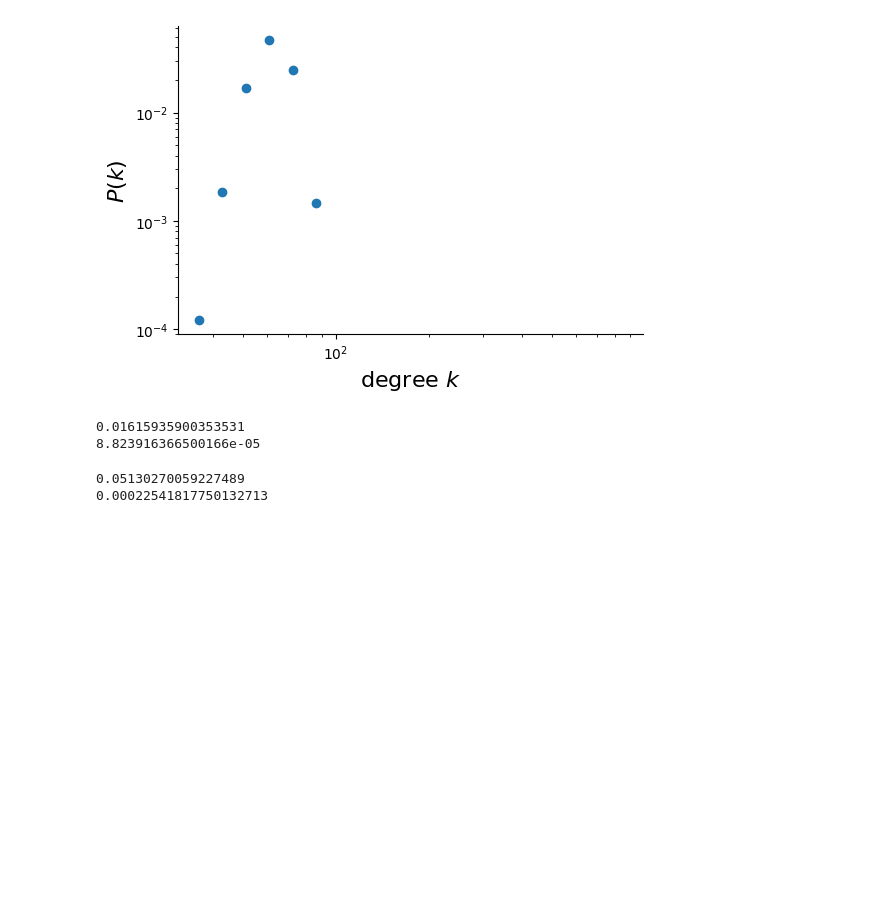
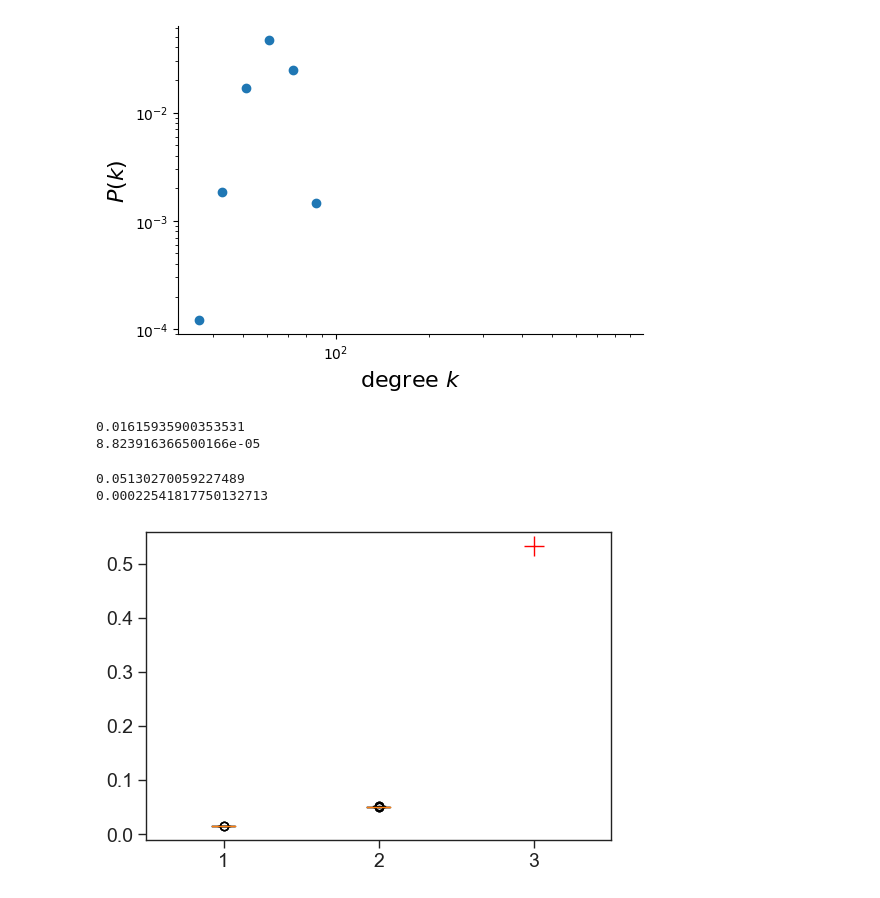
Before and after one commit to MarkusP1/CPSC-572-PROJ, a Jupyter notebook: nba_social_network.ipynb, the cells around one changed output. Cells and saved outputs as stored; diff of their text form; code cells hidden in the pictures; blank space fills up the shorter version.

```diff
--- a/nba_social_network.ipynb
+++ b/nba_social_network.ipynb
@@ -172,7 +214,7 @@ plot_degree_dist(subsetGraph2)
 # %%
 nx.write_graphml(subsetGraph2, "subset2.graphml")
 # %%
-G = nx.Graph()
+G1 = nx.Graph()
 # %%
 added_player = []
 players = []
@@ -206,0 +279,2 @@ nx.write_graphml(G,'nbadestemp.graphml')
+# %%
+partition = community_louvain.best_partition(G1)
@@ -206,0 +283,4 @@ nx.write_graphml(G,'nbadestemp.graphml')
+# %%
+part = tuple(partition.items())
+for x in range (len(part)):
+    G1.nodes[part[x][0]]['Community'] = part[x][1]
@@ -298,3 +386,27 @@ print(np.std(clustering_DP))
 # %% [output]
 0.05130270059227489
 0.00022541817750132713
+# %%
+# change defaults to be less ugly
+mpl.rc('xtick', labelsize=14, color="#222222")
+mpl.rc('ytick', labelsize=14, color="#222222")
+mpl.rc('font', **{'family':'sans-serif','sans-serif':['Arial']})
+mpl.rc('font', size=16)
+mpl.rc('xtick.major', size=6, width=1)
+mpl.rc('xtick.minor', size=3, width=1)
+mpl.rc('ytick.major', size=6, width=1)
+mpl.rc('ytick.minor', size=3, width=1)
+mpl.rc('axes', linewidth=1, edgecolor="#222222", labelcolor="#222222")
+mpl.rc('text', usetex=False, color="#222222")
+# %%
+fig = plt.figure(figsize=(6,4))
+data = [clustering_ER, clustering_DP]
+
+plt.boxplot(data)
+plt.plot(3,C,'r',marker='+',markersize=15)
+ax = plt.gca()
+ax.set_xticks([1,2,3],labels=[1,2,3])
+plt.xlim([0.5,3.5])
+plt.show()
+# %% [output]
+[figure, added]
```
Also changed, not shown: parts of 12 cells of this notebook, 6 other files.
